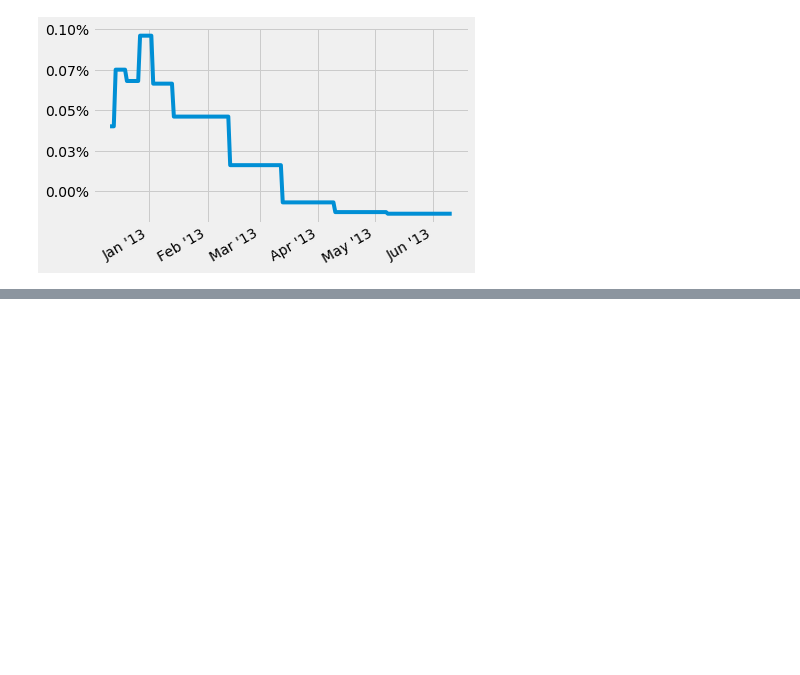
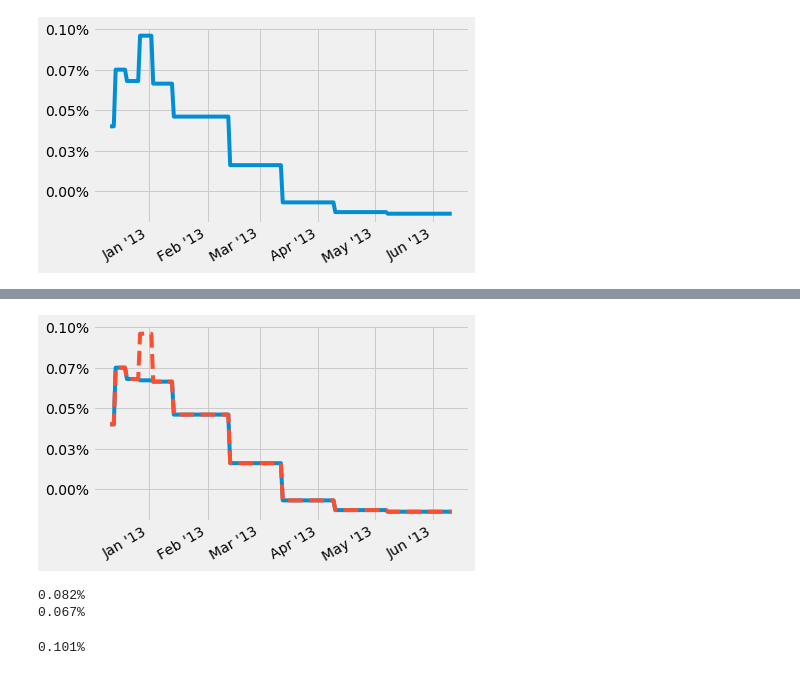
Before and after one commit to x-xing/QuantLib, a Jupyter notebook: ZeroCurve_bootstrapping.ipynb, the cells around one changed output, grey strips where cells are left out. Cells and saved outputs as stored; diff of their text form; code cells hidden in the pictures; blank space fills up the shorter version.

Commit message:
zero curve

```diff
--- a/ZeroCurve_bootstrapping.ipynb
+++ b/ZeroCurve_bootstrapping.ipynb
@@ -82,3 +82,6 @@ plt.plot(x, rates_ff, '-')
 plt.gcf().autofmt_xdate()
 # %% [output]
 [figure]
+# %%
+nodes = list(fedFunds_curve_ff.nodes())
+nodes[:9]
@@ -84,0 +98,37 @@ plt.gcf().autofmt_xdate()
+# %%
+nodes[6] = (nodes[6][0], (nodes[5][1] + nodes[7][1])/2)
+# %%
+temp_dates, temp_rates = zip(*nodes)
+temp_curve = ForwardCurve(temp_dates, temp_rates,
+                         fedFunds_curve_ff.dayCounter())
+temp_rates = [temp_curve.forwardRate(d, UnitedStates().advance(d, 1, Days),
+                                    Actual360(), Simple).rate()
+             for d in dates]
+
+x = [datetime(date.year(), date.month(), date.dayOfMonth()) for date in dates]
+plt.gca().xaxis.set_major_formatter(mdates.DateFormatter('%b \'%y'))
+plt.gca().yaxis.set_major_formatter(FuncFormatter(lambda y, _: '{:.2%}'.format(y)))
+plt.plot(x, temp_rates, '-')
+plt.plot(x, rates_ff, '--')
+plt.gcf().autofmt_xdate()
+# %% [output]
+[figure, added]
+# %%
+d1 = Date(31, December, 2012) - Period(1, Weeks)
+d2 = Date(31, December, 2012) + Period(1, Weeks)
+
+F = fedFunds_curve_ff.forwardRate(d1, d2, Actual360(), Simple).rate()
+F_1 = temp_curve.forwardRate(d1, d2, Actual360(), Simple).rate()
+print('{0:.3%}'.format(F))
+print('{0:.3%}'.format(F_1))
+# %% [output]
+0.082%
+0.067%
+# %%
+t12 = fedFunds_curve_ff.dayCounter().yearFraction(d1, d2)
+t_j = fedFunds_curve_ff.dayCounter().yearFraction(Date(31, December, 2012),
+                                                 Date(2, January, 2013))
+J = (F - F_1)*t12/t_j
+print('{0:.3%}'.format(J))
+# %% [output]
+0.101%
```
Also changed, not shown: parts of 5 cells of this notebook.
